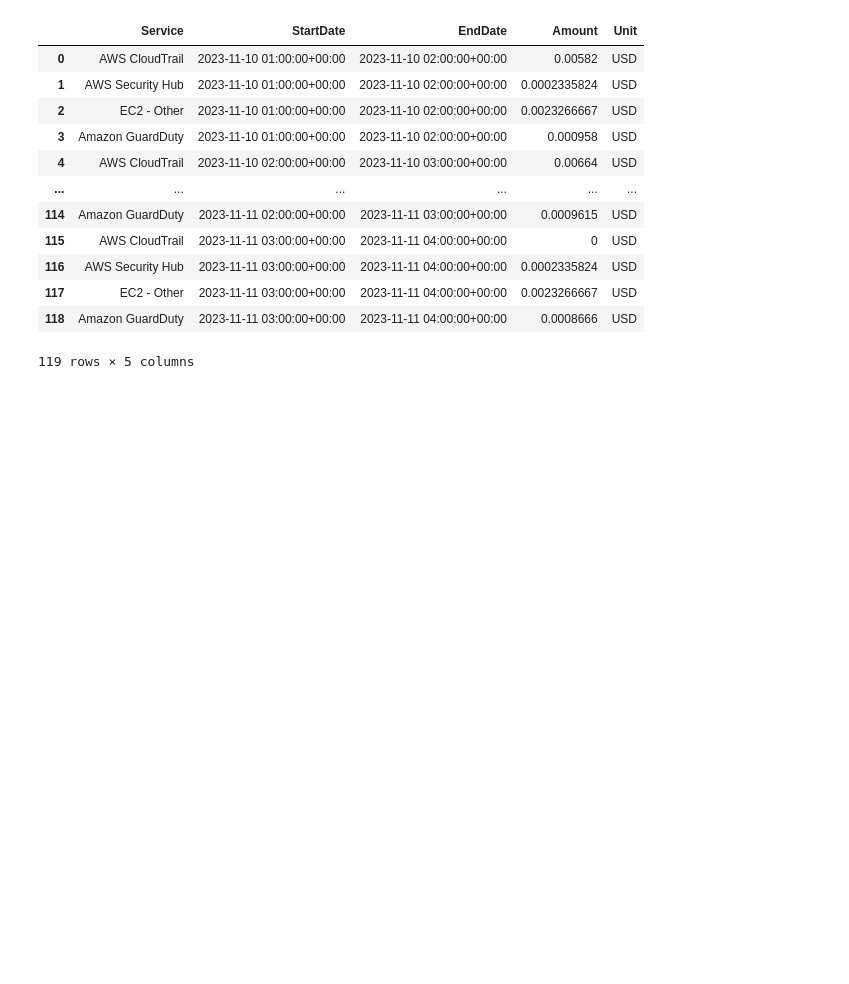
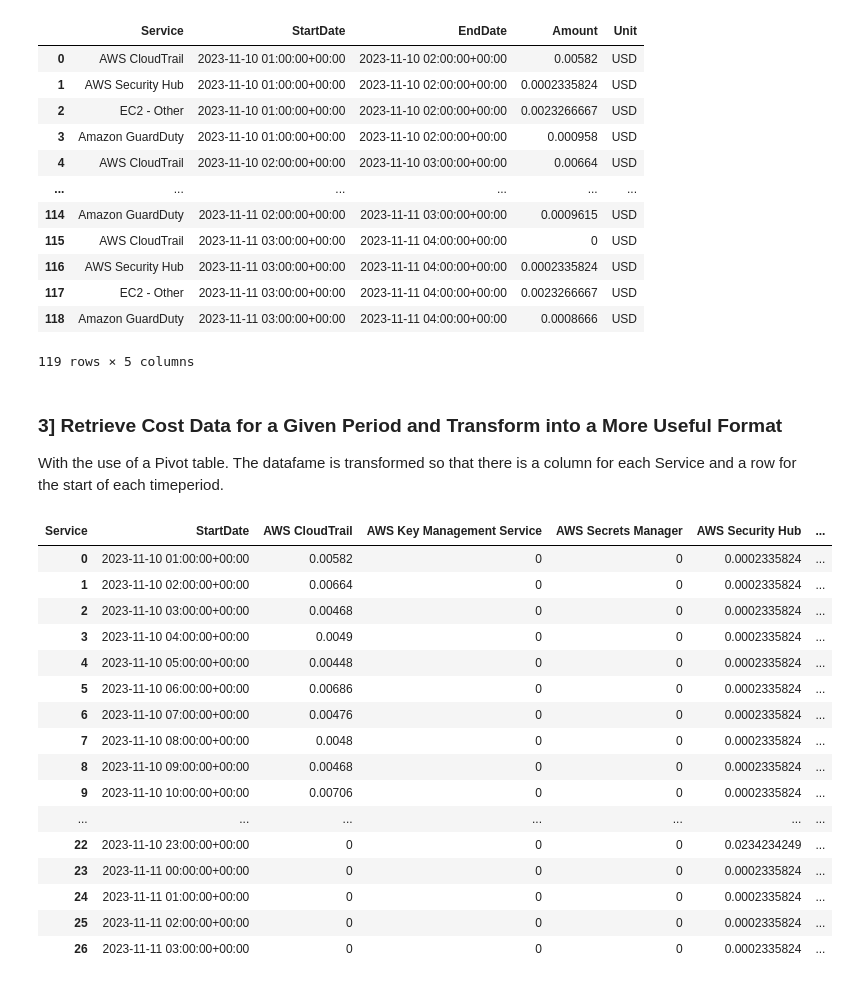
Before and after one commit to paul-williams-ch-ml/aws, a Jupyter notebook: aws-costs/aws-costs.ipynb, the cells around one changed output. Saved outputs shown, nothing was run; the diff lists cells and outputs as text; code cells hidden in the pictures; blank space fills up the shorter version.

Commit message:
added dataframe traspose

```diff
--- a/aws-costs/aws-costs.ipynb
+++ b/aws-costs/aws-costs.ipynb
@@ -95,0 +81,16 @@ getServiceCosts()
+# %%
+def arrangeDataframeByServiceByTimePeriod(data_df:pd.DataFrame):
+
+    # Pivot sta dataframe so that we have a cloumn for each Service
+    pvtable_df = pd.pivot_table(data_df,
+                                values     = ['Amount'   ],
+                                index      = ['StartDate'],
+                                columns    = 'Service',
+                                fill_value = 0,
+                                aggfunc    = "sum")
+
+    # Restructure the Index
+    pvtable_df.columns = pvtable_df.columns.droplevel()
+    pvtable_df.reset_index(inplace = True)
+
+    return pvtable_df
@@ -112,3 +134,31 @@ getServiceCosts(StartTime   = datetime(2023, 11, 10, 1, 1),
 | 117 | EC2 - Other | 2023-11-11 03:00:00+00:00 | 2023-11-11 04:00:00+00:00 | 0.0023266667 | USD |
 | 118 | Amazon GuardDuty | 2023-11-11 03:00:00+00:00 | 2023-11-11 04:00:00+00:00 | 0.0008666 | USD |
 119 rows × 5 columns
+# %% [markdown]
+### 3] Retrieve Cost Data for a Given Period and Transform into a More Useful Format
+With the use of a Pivot table. The datafame is transformed so that there is a column for each Service and a row for the start of each timeperiod.
+# %%
+data_df = getServiceCosts(StartTime   = datetime(2023, 11, 10, 1, 1), # Ensure that this date is within the last 14 days
+                          EndTime     = datetime(2023, 11, 11, 4, 1), # Ensure that this date is within the last 14 days
+                          CostMetric  = 'BlendedCost',
+                          Granularity = 'HOURLY')
+
+arrangeDataframeByServiceByTimePeriod(data_df)
+# %% [output]
+| Service | StartDate | AWS CloudTrail | AWS Key Management Service | AWS Secrets Manager | AWS Security Hub | ... |
+| 0 | 2023-11-10 01:00:00+00:00 | 0.00582 | 0 | 0 | 0.0002335824 | ... |
+| 1 | 2023-11-10 02:00:00+00:00 | 0.00664 | 0 | 0 | 0.0002335824 | ... |
+| 2 | 2023-11-10 03:00:00+00:00 | 0.00468 | 0 | 0 | 0.0002335824 | ... |
+| 3 | 2023-11-10 04:00:00+00:00 | 0.0049 | 0 | 0 | 0.0002335824 | ... |
+| 4 | 2023-11-10 05:00:00+00:00 | 0.00448 | 0 | 0 | 0.0002335824 | ... |
+| 5 | 2023-11-10 06:00:00+00:00 | 0.00686 | 0 | 0 | 0.0002335824 | ... |
+| 6 | 2023-11-10 07:00:00+00:00 | 0.00476 | 0 | 0 | 0.0002335824 | ... |
+| 7 | 2023-11-10 08:00:00+00:00 | 0.0048 | 0 | 0 | 0.0002335824 | ... |
+| 8 | 2023-11-10 09:00:00+00:00 | 0.00468 | 0 | 0 | 0.0002335824 | ... |
+| 9 | 2023-11-10 10:00:00+00:00 | 0.00706 | 0 | 0 | 0.0002335824 | ... |
+| ... | ... | ... | ... | ... | ... | ... |
+| 22 | 2023-11-10 23:00:00+00:00 | 0 | 0 | 0 | 0.0234234249 | ... |
+| 23 | 2023-11-11 00:00:00+00:00 | 0 | 0 | 0 | 0.0002335824 | ... |
+| 24 | 2023-11-11 01:00:00+00:00 | 0 | 0 | 0 | 0.0002335824 | ... |
+| 25 | 2023-11-11 02:00:00+00:00 | 0 | 0 | 0 | 0.0002335824 | ... |
+| 26 | 2023-11-11 03:00:00+00:00 | 0 | 0 | 0 | 0.0002335824 | ... |
```
Also changed, not shown: parts of 5 cells of this notebook.
